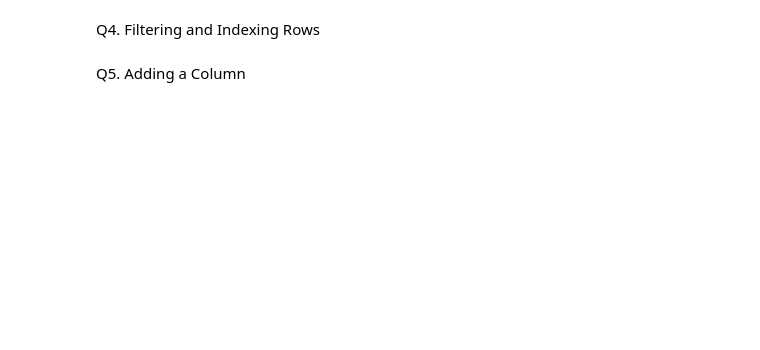
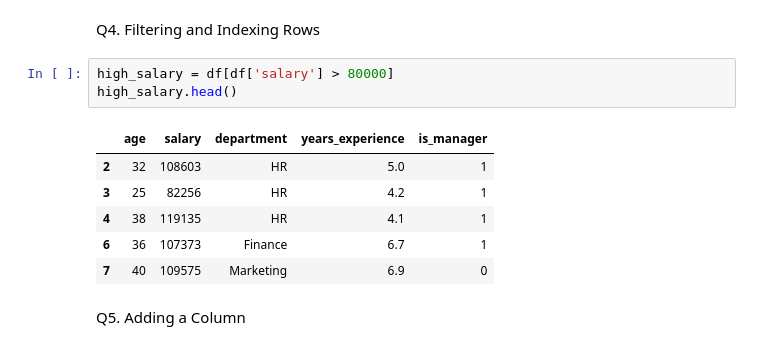
Before and after one commit to Infosys-intern-program-nov25-batch/ai_vision_extract, a Jupyter notebook: milestone_1/week_1/Day_4/pandas_and_numpy.ipynb, the cells around one changed output. Saved outputs shown, nothing was run; the diff lists cells and outputs as text; blank space fills up the shorter version.

```diff
--- a/milestone_1/week_1/Day_4/pandas_and_numpy.ipynb
+++ b/milestone_1/week_1/Day_4/pandas_and_numpy.ipynb
@@ -204,4 +268,14 @@ Q3. Do Simple Numpy Operations
 # %% [markdown]
 Q4. Filtering and Indexing Rows
+# %%
+high_salary = df[df['salary'] > 80000]
+high_salary.head()
+# %% [output]
+|  | age | salary | department | years_experience | is_manager |
+| 2 | 32 | 108603 | HR | 5.0 | 1 |
+| 3 | 25 | 82256 | HR | 4.2 | 1 |
+| 4 | 38 | 119135 | HR | 4.1 | 1 |
+| 6 | 36 | 107373 | Finance | 6.7 | 1 |
+| 7 | 40 | 109575 | Marketing | 6.9 | 0 |
 # %% [markdown]
 Q5. Adding a Column
```
Also changed, not shown: parts of 15 cells of this notebook, 1 other file.
